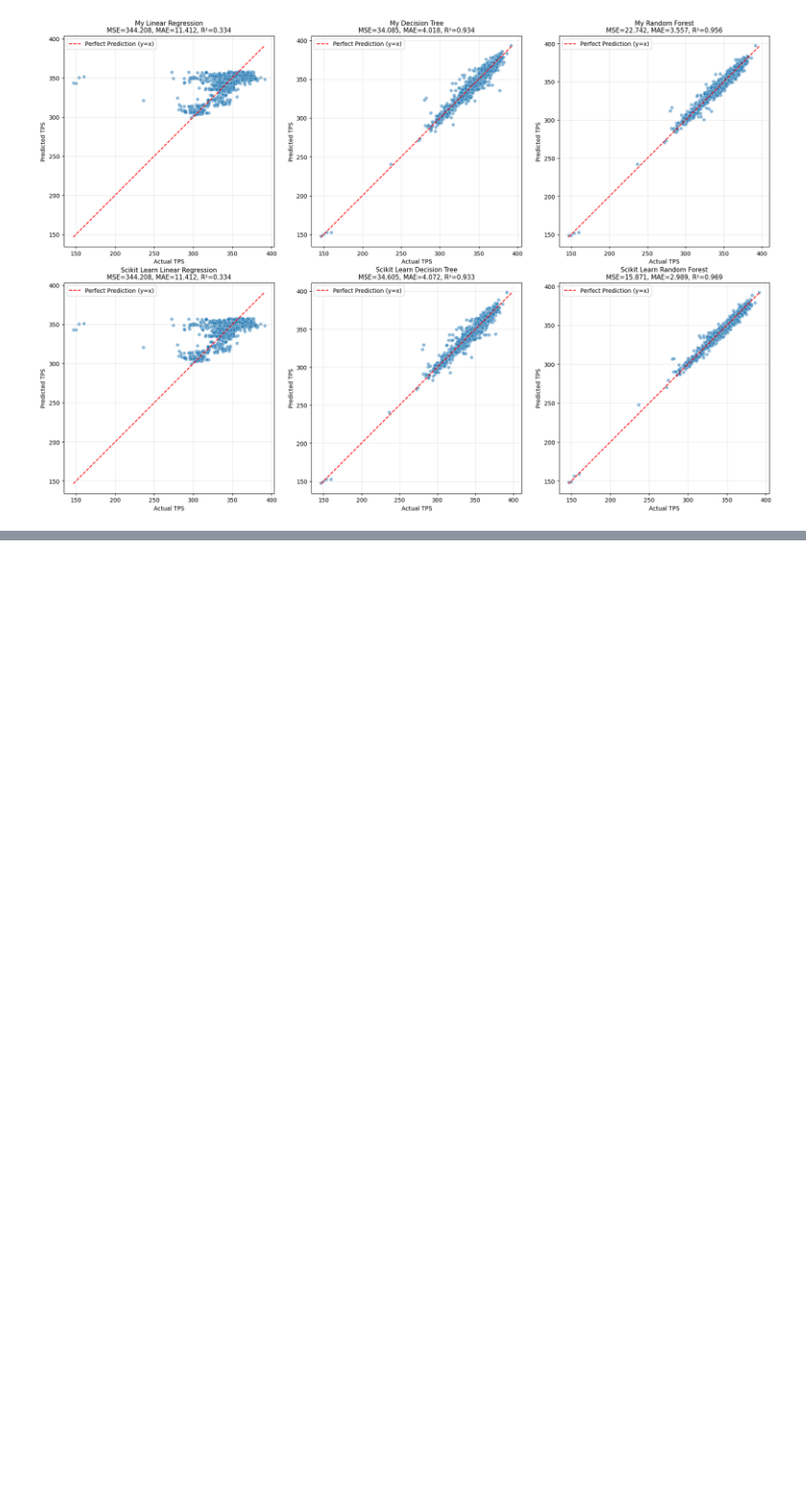
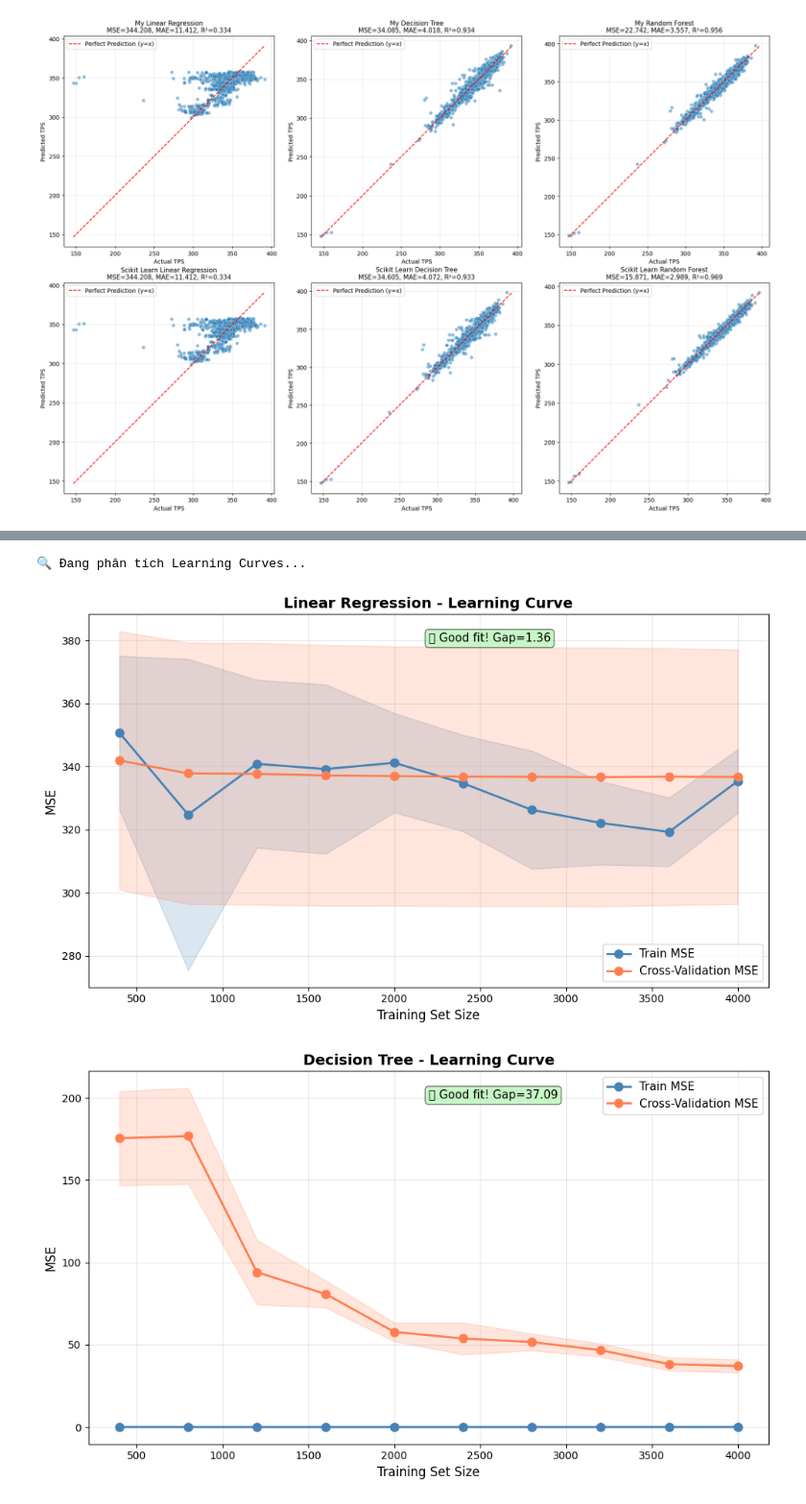
Before and after one commit to LoudlyDawn2108/Project-Machine-Learning, a Jupyter notebook: BTL.ipynb, the cells around one changed output, grey strips where cells are left out. Shown at 96% size. Drawn from its saved outputs; the diff is of its cells as text; code cells hidden in the pictures; blank space fills up the shorter version.

```diff
--- a/BTL.ipynb
+++ b/BTL.ipynb
@@ -354,0 +507,70 @@ plt.show()
+# %%
+# Learning Curves: Xem performance thay đổi theo training set size
+from sklearn.model_selection import learning_curve
+import numpy as np
+
+def plot_learning_curve(estimator, title, X, y):
+    """Vẽ learning curve cho một model"""
+    train_sizes, train_scores, test_scores = learning_curve(
+        estimator, X, y,
+        train_sizes=np.linspace(0.1, 1.0, 10),
+        cv=5,  # 5-fold cross-validation
+        scoring='neg_mean_squared_error',
+        n_jobs=-1
+    )
+
+    # Chuyển negative MSE về positive
+    train_scores_mean = -np.mean(train_scores, axis=1)
+    train_scores_std = np.std(train_scores, axis=1)
+    test_scores_mean = -np.mean(test_scores, axis=1)
+    test_scores_std = np.std(test_scores, axis=1)
+
+    plt.figure(figsize=(10, 6))
+    plt.title(title, fontsize=14, fontweight='bold')
+    plt.xlabel("Training Set Size", fontsize=12)
+    plt.ylabel("MSE", fontsize=12)
+
+    # Plot với confidence interval
+    plt.plot(train_sizes, train_scores_mean, 'o-', color="steelblue",
+             label="Train MSE", linewidth=2, markersize=8)
+    plt.fill_between(train_sizes,
+                     train_scores_mean - train_scores_std,
+                     train_scores_mean + train_scores_std,
+                     alpha=0.2, color="steelblue")
+
+    plt.plot(train_sizes, test_scores_mean, 'o-', color="coral",
+             label="Cross-Validation MSE", linewidth=2, markersize=8)
+    plt.fill_between(train_sizes,
+                     test_scores_mean - test_scores_std,
+                     test_scores_mean + test_scores_std,
+                     alpha=0.2, color="coral")
+
+    plt.legend(loc="best", fontsize=11)
+    plt.grid(alpha=0.3)
+
+    # Phân tích overfitting
+    final_gap = abs(train_scores_mean[-1] - test_scores_mean[-1])
+    if final_gap > 50:  # Threshold tùy chỉnh
+        plt.text(0.5, 0.95, f'⚠️ Overfitting! Gap={final_gap:.2f}',
+                transform=plt.gca().transAxes,
+                bbox=dict(boxstyle='round', facecolor='yellow', alpha=0.5),
+                fontsize=11, verticalalignment='top')
+    else:
+        plt.text(0.5, 0.95, f'✅ Good fit! Gap={final_gap:.2f}',
+                transform=plt.gca().transAxes,
+                bbox=dict(boxstyle='round', facecolor='lightgreen', alpha=0.5),
+                fontsize=11, verticalalignment='top')
+
+    plt.tight_layout()
+    plt.show()
+
+# Vẽ learning curves cho các models
+print("🔍 Đang phân tích Learning Curves...\n")
+
+plot_learning_curve(lin_reg, "Linear Regression - Learning Curve", knobs, tps)
+plot_learning_curve(tree_reg, "Decision Tree - Learning Curve", knobs, tps)
+plot_learning_curve(forest_reg, "Random Forest - Learning Curve", knobs, tps)
+# %% [output]
+🔍 Đang phân tích Learning Curves...
+[figure, added]
+[figure, added]
```
Also changed, not shown: parts of 4 cells of this notebook, 1 other file.
